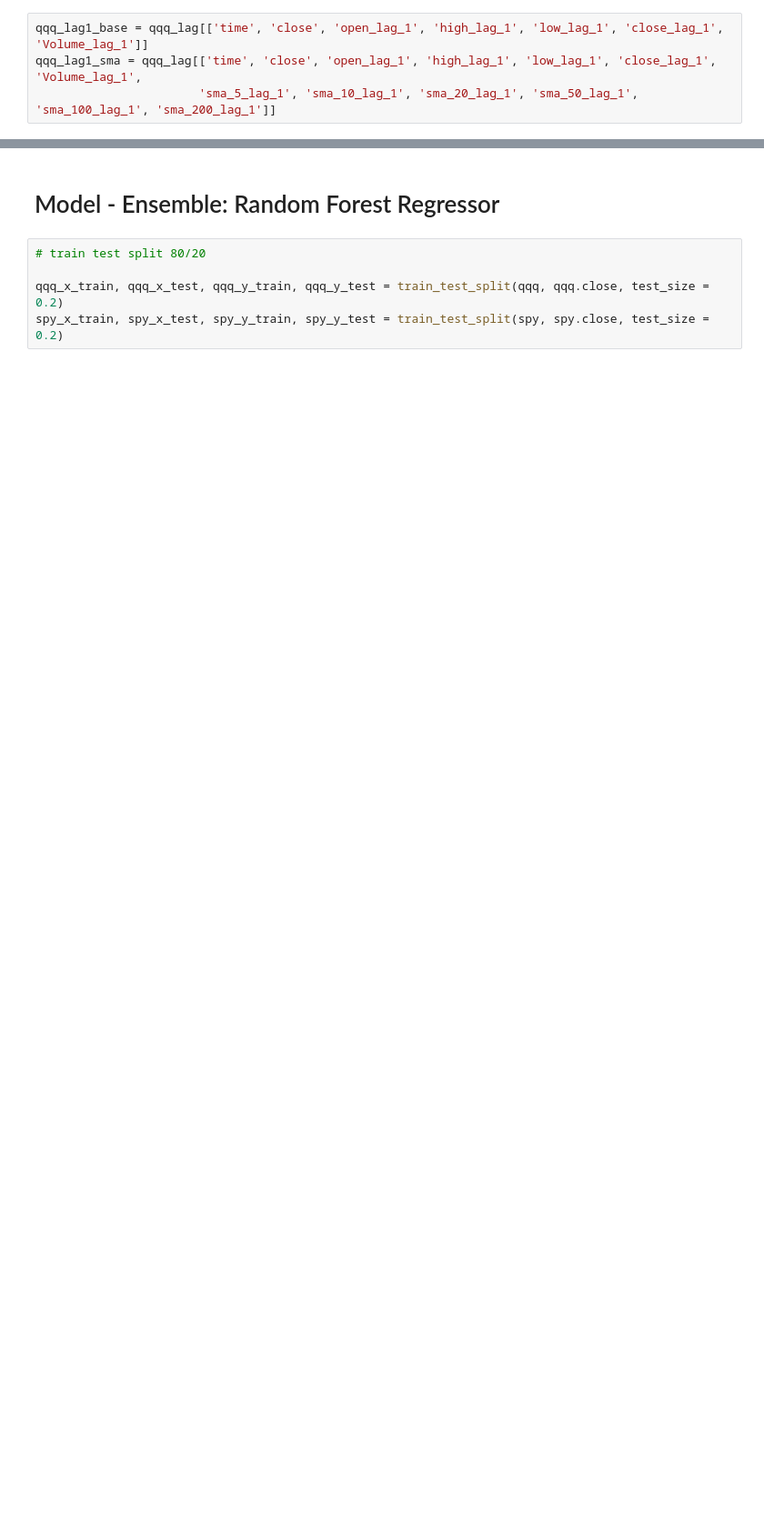
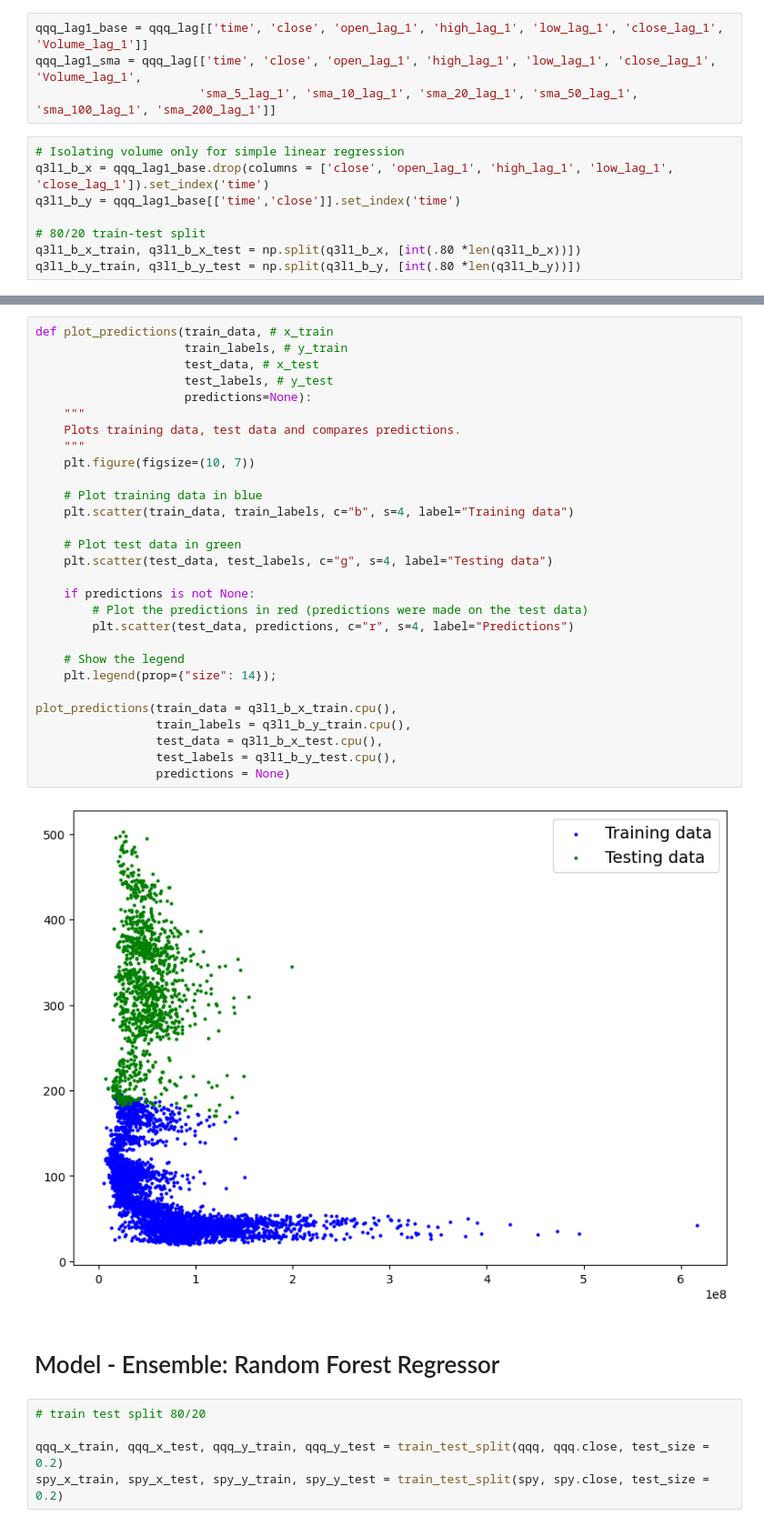
Before and after one commit to GuhGonk/stock_price, a Jupyter notebook: stocks_1D_sma.ipynb, the cells around one changed output, grey strips where cells are left out. Shown at 91% size. Saved outputs shown, nothing was run; the diff lists cells and outputs as text; blank space fills up the shorter version.

```diff
--- a/stocks_1D_sma.ipynb
+++ b/stocks_1D_sma.ipynb
@@ -343,3 +409,11 @@ plt.show()
 qqq_lag1_base = qqq_lag[['time', 'close', 'open_lag_1', 'high_lag_1', 'low_lag_1', 'close_lag_1', 'Volume_lag_1']]
 qqq_lag1_sma = qqq_lag[['time', 'close', 'open_lag_1', 'high_lag_1', 'low_lag_1', 'close_lag_1', 'Volume_lag_1',
                        'sma_5_lag_1', 'sma_10_lag_1', 'sma_20_lag_1', 'sma_50_lag_1', 'sma_100_lag_1', 'sma_200_lag_1']]
+# %%
+# Isolating volume only for simple linear regression
+q3l1_b_x = qqq_lag1_base.drop(columns = ['close', 'open_lag_1', 'high_lag_1', 'low_lag_1', 'close_lag_1']).set_index('time')
+q3l1_b_y = qqq_lag1_base[['time','close']].set_index('time')
+
+# 80/20 train-test split
+q3l1_b_x_train, q3l1_b_x_test = np.split(q3l1_b_x, [int(.80 *len(q3l1_b_x))])
+q3l1_b_y_train, q3l1_b_y_test = np.split(q3l1_b_y, [int(.80 *len(q3l1_b_y))])
@@ -346,3 +527,34 @@ qqq_lag1_sma = qqq_lag[['time', 'close', 'open_lag_1', 'high_lag_1', 'low_lag_1'
+# %%
+def plot_predictions(train_data, # x_train
+                     train_labels, # y_train
+                     test_data, # x_test
+                     test_labels, # y_test
+                     predictions=None):
+    """
+    Plots training data, test data and compares predictions.
+    """
+    plt.figure(figsize=(10, 7))
+
+    # Plot training data in blue
+    plt.scatter(train_data, train_labels, c="b", s=4, label="Training data")
+
+    # Plot test data in green
+    plt.scatter(test_data, test_labels, c="g", s=4, label="Testing data")
+
+    if predictions is not None:
+        # Plot the predictions in red (predictions were made on the test data)
+        plt.scatter(test_data, predictions, c="r", s=4, label="Predictions")
+
+    # Show the legend
+    plt.legend(prop={"size": 14});
+
+plot_predictions(train_data = q3l1_b_x_train.cpu(),
+                 train_labels = q3l1_b_y_train.cpu(),
+                 test_data = q3l1_b_x_test.cpu(),
+                 test_labels = q3l1_b_y_test.cpu(),
+                 predictions = None)
+# %% [output]
+[figure, added]
 # %% [markdown]
 # Model - Ensemble: Random Forest Regressor
 # %%
```
Also changed, not shown: parts of 18 cells of this notebook.
